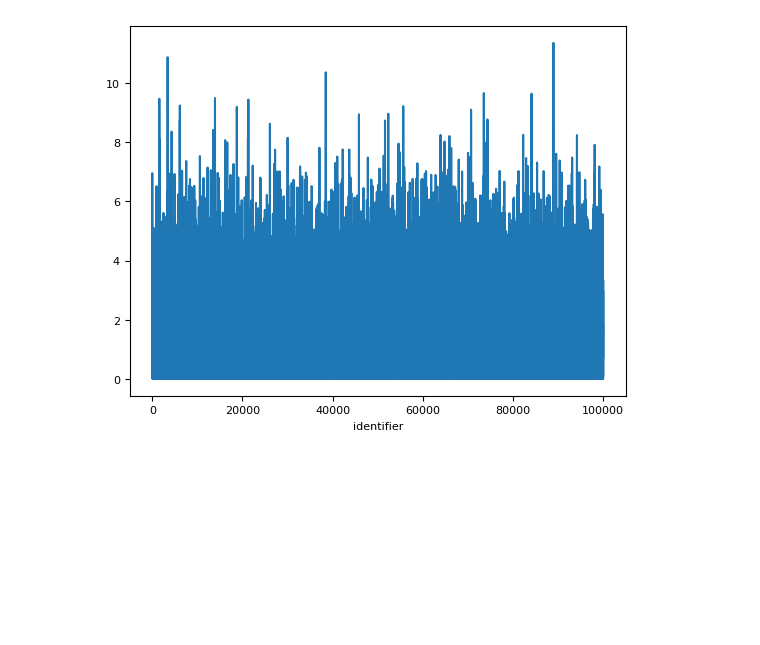
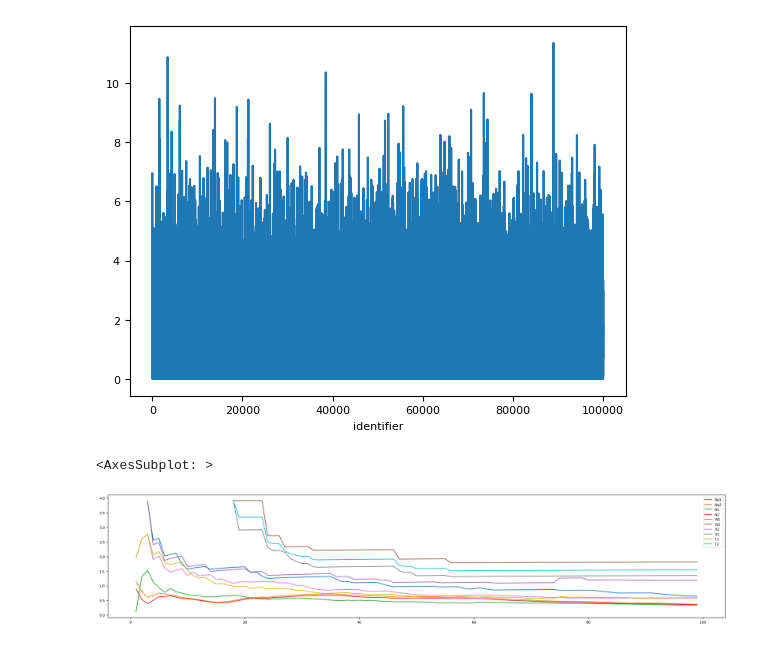
Before and after one commit to viniciuslettieri/2022.2---Avaliacao-e-Desempenho, a Jupyter notebook: Simulacoes/analise_simulacao.ipynb, the cells around one changed output. Cells and saved outputs as stored; diff of their text form; code cells hidden in the pictures; blank space fills up the shorter version.

Commit message:
inicio do teste de fase transiente

```diff
--- a/Simulacoes/analise_simulacao.ipynb
+++ b/Simulacoes/analise_simulacao.ipynb
@@ -161,3 +161,14 @@ statistics["tm_service2"].plot()
 # %% [output]
 <AxesSubplot: xlabel='identifier'>
 [figure]
+# %%
+df = pd.read_csv("Fase Transiente/teste_09.csv")
+# %%
+def ic(df):
+    return 2 * 1.96 * df.std() / (np.sqrt(len(df)) * df.mean())
+# %%
+# acho que pode desconsiderar os 100 primeiros
+df.iloc[:100, 1:].expanding().apply(ic).plot(figsize=(25,5))
+# %% [output]
+<AxesSubplot: >
+[figure, added]
```
Also changed, not shown: parts of 5 cells of this notebook, 12 other files.
